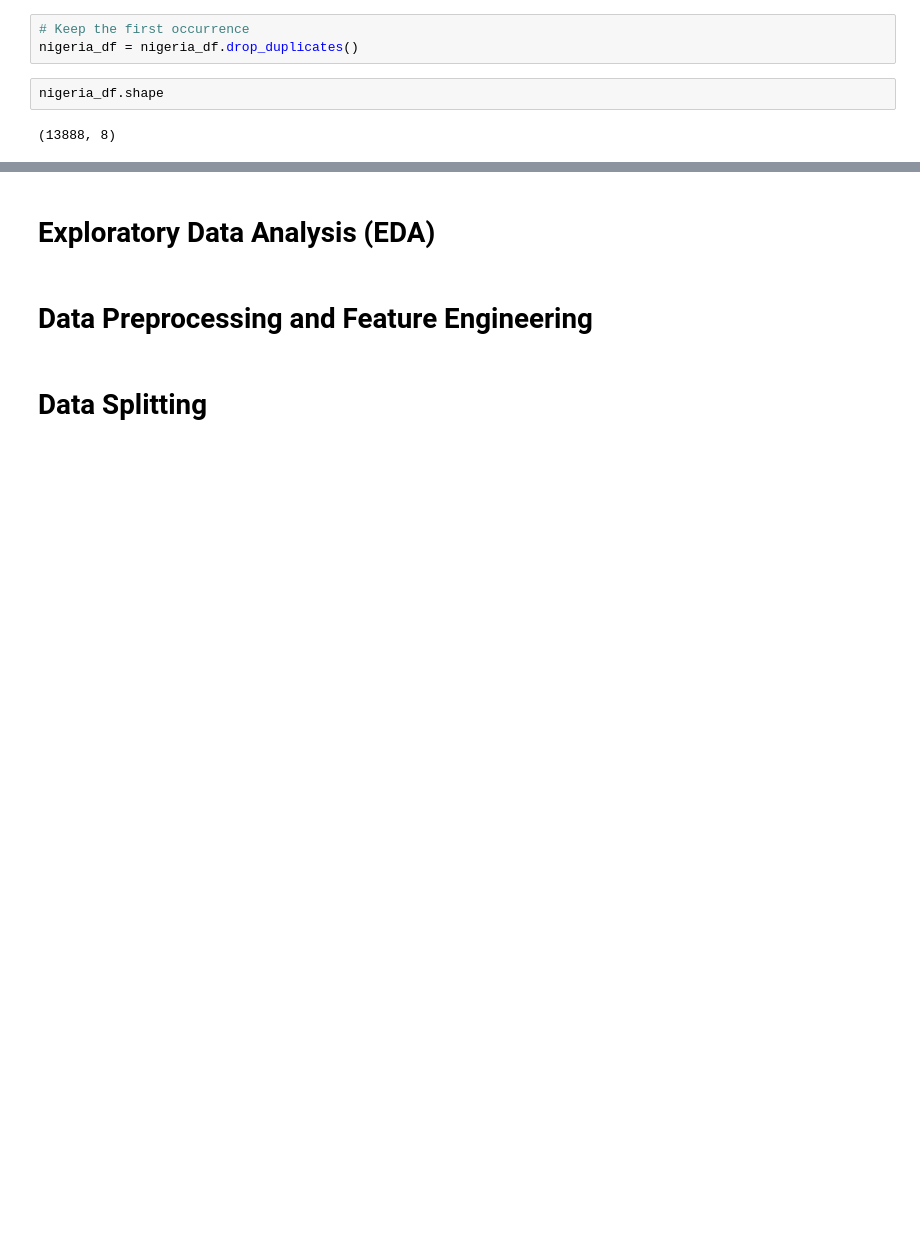
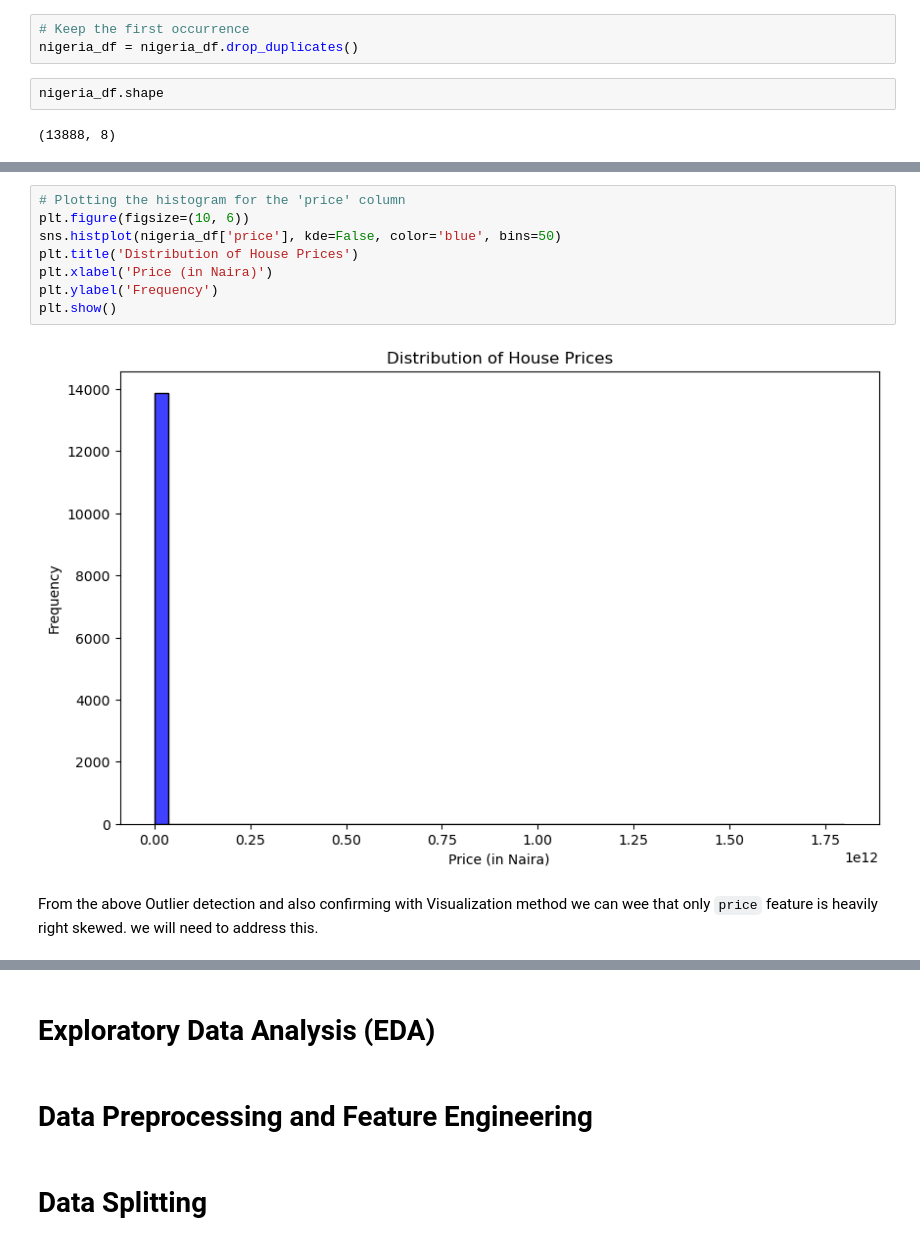
Before and after one commit to Johnnysnipes90/Nigeria-Housing-Price-Prediction, a Jupyter notebook: Notebook/notebook.ipynb, the cells around one changed output, grey strips where cells are left out. Saved outputs shown, nothing was run; the diff lists cells and outputs as text; blank space fills up the shorter version.

```diff
--- a/Notebook/notebook.ipynb
+++ b/Notebook/notebook.ipynb
@@ -176,0 +208,12 @@ nigeria_df.shape
+# %%
+# Plotting the histogram for the 'price' column
+plt.figure(figsize=(10, 6))
+sns.histplot(nigeria_df['price'], kde=False, color='blue', bins=50)
+plt.title('Distribution of House Prices')
+plt.xlabel('Price (in Naira)')
+plt.ylabel('Frequency')
+plt.show()
+# %% [output]
+[figure, added]
+# %% [markdown]
+From the above Outlier detection and also confirming with Visualization method we can wee that only `price` feature is heavily right skewed. we will need to address this.
```
Also changed, not shown: parts of 6 cells of this notebook.
